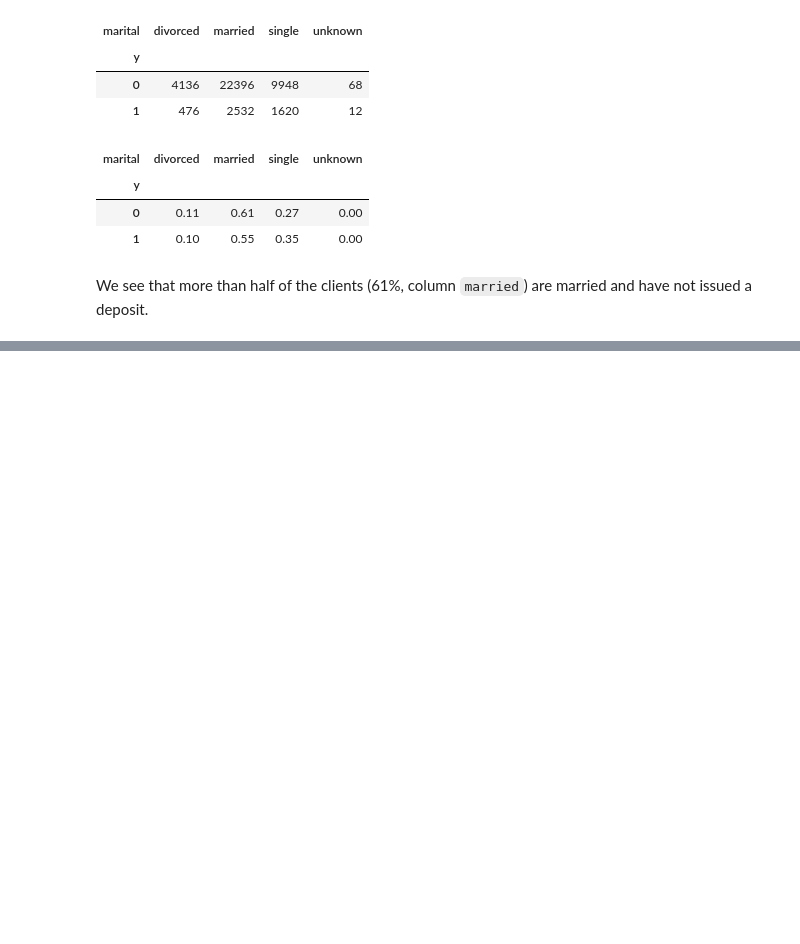
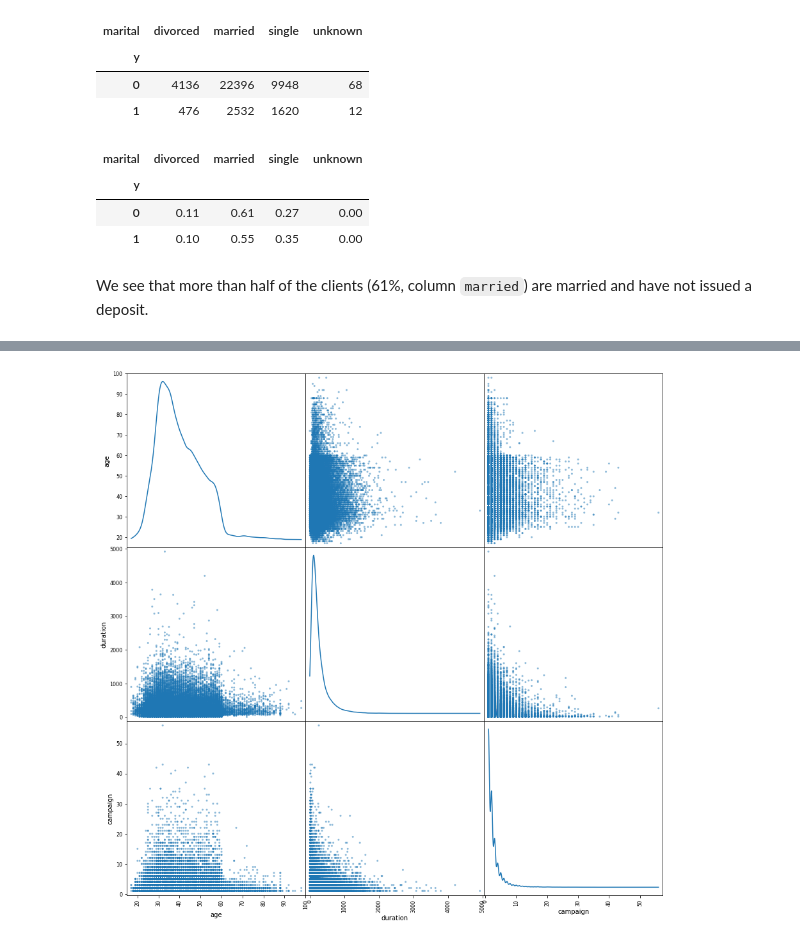
Before and after one commit to luis-fnogueira/exploratory-baking, a Jupyter notebook: banking_cognitive_class.ipynb, the cells around one changed output, grey strips where cells are left out. Cells and saved outputs as stored; diff of their text form; code cells hidden in the pictures; blank space fills up the shorter version.

```diff
--- a/banking_cognitive_class.ipynb
+++ b/banking_cognitive_class.ipynb
@@ -321,0 +355,8 @@ We see that more than half of the clients (61%, column `married`) are married an
+# %%
+pd.plotting.scatter_matrix(
+    df[["age", "duration", "campaign"]],
+    figsize = (15, 15),
+    diagonal = "kde")
+plt.show()
+# %% [output]
+[figure, added]
```
Also changed, not shown: parts of 13 cells of this notebook.
